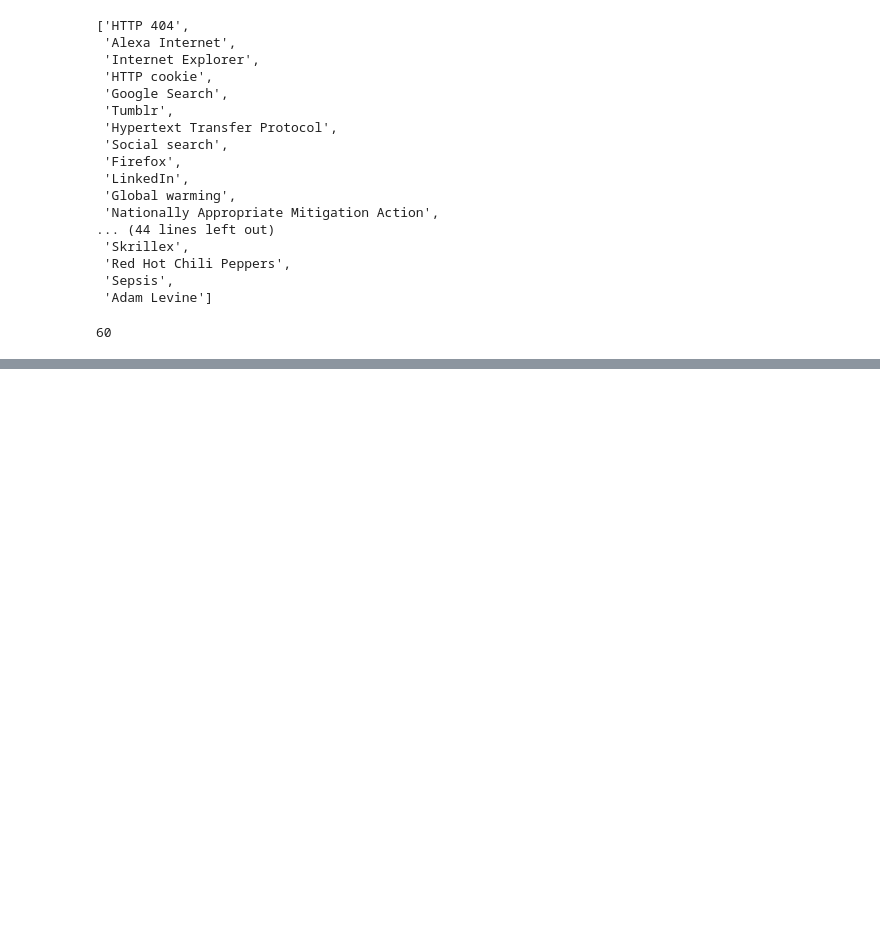
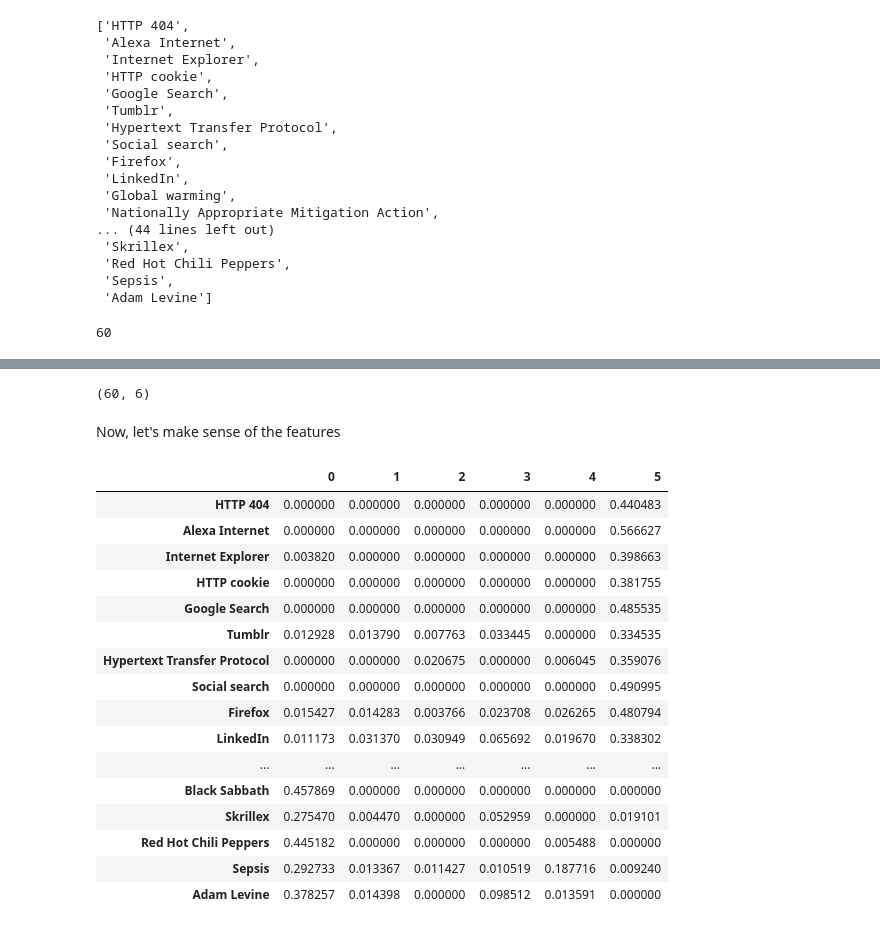
Before and after one commit to sushant2811/NLPandDeepLearning, a Jupyter notebook: unsupervisedAlgos.ipynb, the cells around one changed output, grey strips where cells are left out. Saved outputs shown, nothing was run; the diff lists cells and outputs as text; code cells hidden in the pictures; blank space fills up the shorter version.

Commit message:
Making sense of nmf components

```diff
--- a/unsupervisedAlgos.ipynb
+++ b/unsupervisedAlgos.ipynb
@@ -86,3 +86,5 @@ titles
 len(titles)
 # %% [output]
 60
+# %%
+nmf.fit(articles)
@@ -88,0 +95,2 @@ len(titles)
+# %%
+nmfFeatures = nmf.transform(articles)
@@ -88,0 +117,28 @@ len(titles)
+# %%
+nmfFeatures.shape
+# %% [output]
+(60, 6)
+# %% [markdown]
+Now, let's make sense of the features
+# %%
+dfFeatures = pd.DataFrame(nmfFeatures, index = titles)
+# %%
+dfFeatures
+# %% [output]
+|  | 0 | 1 | 2 | 3 | 4 | 5 |
+| HTTP 404 | 0.000000 | 0.000000 | 0.000000 | 0.000000 | 0.000000 | 0.440483 |
+| Alexa Internet | 0.000000 | 0.000000 | 0.000000 | 0.000000 | 0.000000 | 0.566627 |
+| Internet Explorer | 0.003820 | 0.000000 | 0.000000 | 0.000000 | 0.000000 | 0.398663 |
+| HTTP cookie | 0.000000 | 0.000000 | 0.000000 | 0.000000 | 0.000000 | 0.381755 |
+| Google Search | 0.000000 | 0.000000 | 0.000000 | 0.000000 | 0.000000 | 0.485535 |
+| Tumblr | 0.012928 | 0.013790 | 0.007763 | 0.033445 | 0.000000 | 0.334535 |
+| Hypertext Transfer Protocol | 0.000000 | 0.000000 | 0.020675 | 0.000000 | 0.006045 | 0.359076 |
+| Social search | 0.000000 | 0.000000 | 0.000000 | 0.000000 | 0.000000 | 0.490995 |
+| Firefox | 0.015427 | 0.014283 | 0.003766 | 0.023708 | 0.026265 | 0.480794 |
+| LinkedIn | 0.011173 | 0.031370 | 0.030949 | 0.065692 | 0.019670 | 0.338302 |
+| ... | ... | ... | ... | ... | ... | ... |
+| Black Sabbath | 0.457869 | 0.000000 | 0.000000 | 0.000000 | 0.000000 | 0.000000 |
+| Skrillex | 0.275470 | 0.004470 | 0.000000 | 0.052959 | 0.000000 | 0.019101 |
+| Red Hot Chili Peppers | 0.445182 | 0.000000 | 0.000000 | 0.000000 | 0.005488 | 0.000000 |
+| Sepsis | 0.292733 | 0.013367 | 0.011427 | 0.010519 | 0.187716 | 0.009240 |
+| Adam Levine | 0.378257 | 0.014398 | 0.000000 | 0.098512 | 0.013591 | 0.000000 |
```
Also changed, not shown: parts of 14 cells of this notebook.
